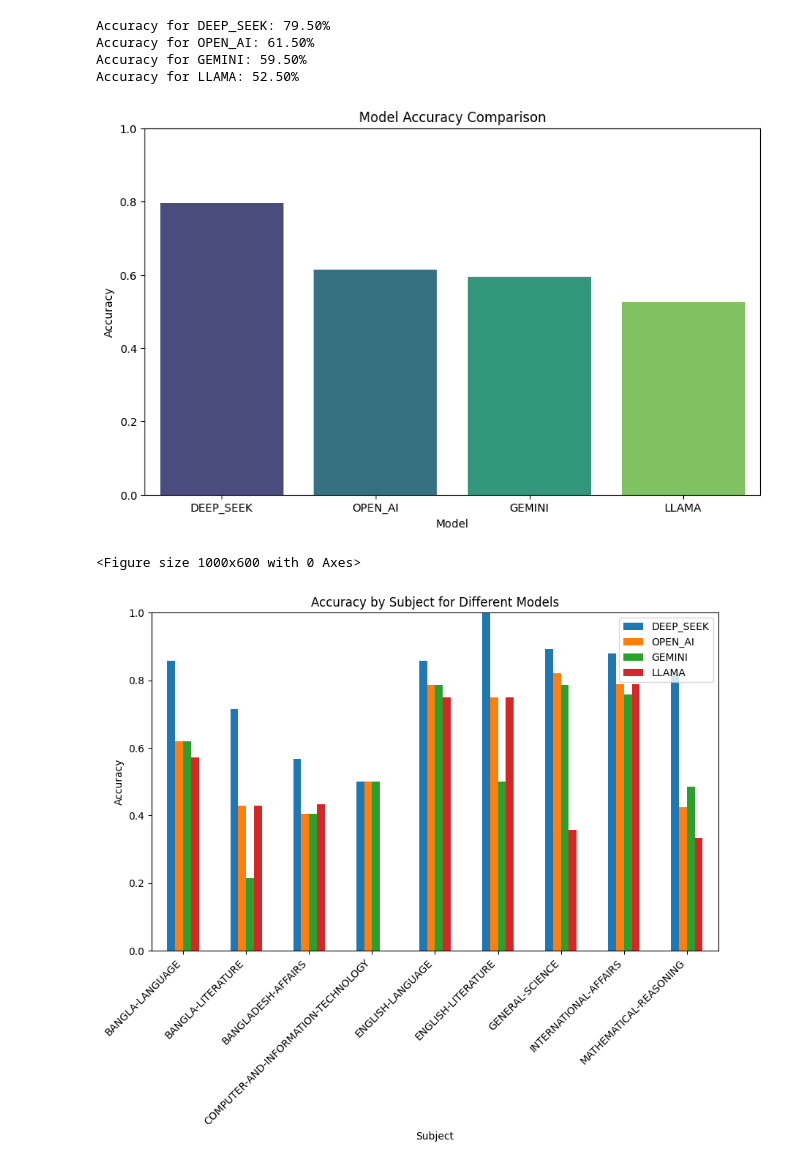
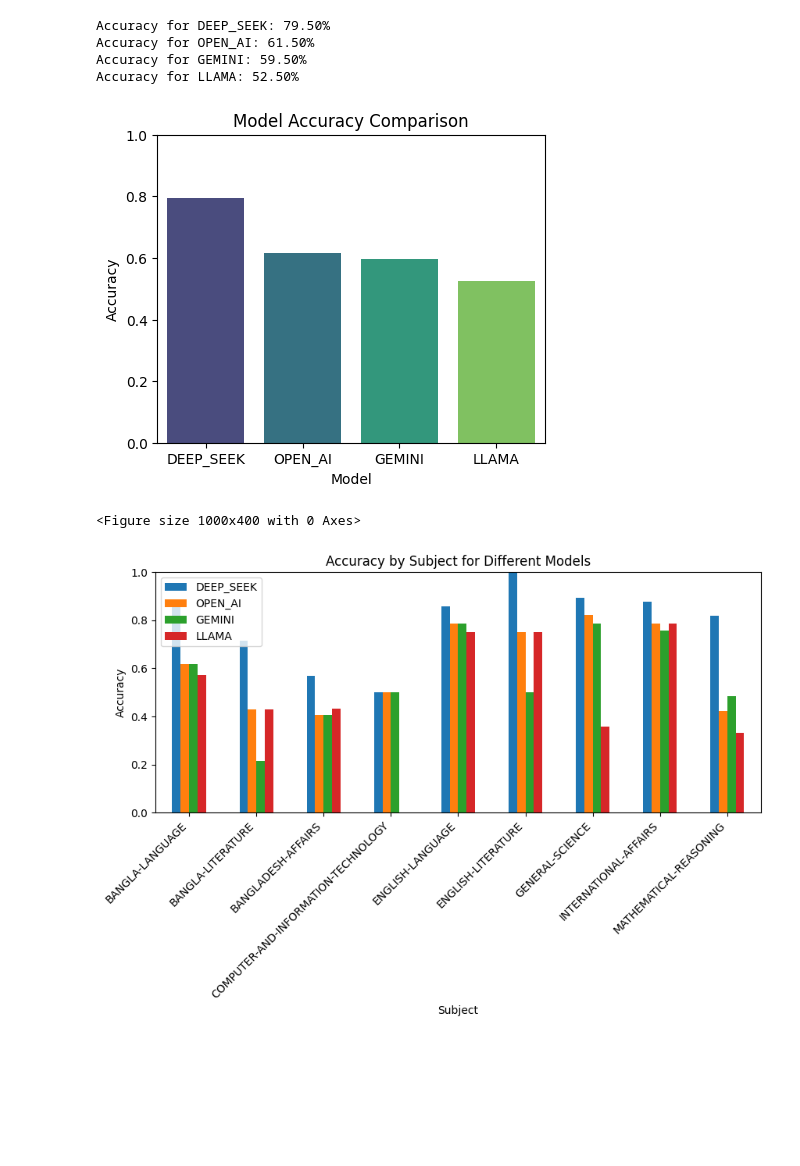
Before and after one commit to DreamRunnerMoshi/llm_in_bangla, a Jupyter notebook: bangla_llm_benchmarking.ipynb, the cells around one changed output. Cells and saved outputs as stored; diff of their text form; code cells hidden in the pictures; blank space fills up the shorter version.

```diff
--- a/bangla_llm_benchmarking.ipynb
+++ b/bangla_llm_benchmarking.ipynb
@@ -287,36 +302,36 @@ models = ['DEEP_SEEK', 'OPEN_AI', 'GEMINI', 'LLAMA']
 # Calculate accuracy for each model
 accuracies = {model: calculate_accuracy(model) for model in models}
 
 # Convert to DataFrame for easy visualization
 accuracy_df = pd.DataFrame(list(accuracies.items()), columns=['Model', 'Accuracy'])
 
 # Plot accuracy comparison for each model
-plt.figure(figsize=(10, 6))
+plt.figure(figsize=(5, 4))
 sns.barplot(x='Model', y='Accuracy', data=accuracy_df, palette='viridis', hue='Model', legend=False)
 plt.title('Model Accuracy Comparison')
 plt.ylabel('Accuracy')
 plt.xlabel('Model')
 plt.ylim(0, 1)
 plt.show()
 
 
 subject_accuracy = {}
 
 for model in models:
     subject_accuracy[model] = df.groupby('Subject').apply(lambda x: (x[model] == x['Answer']).mean())
 
 subject_accuracy_df = pd.DataFrame(subject_accuracy).reset_index()
 
 
-plt.figure(figsize=(10, 6))
-subject_accuracy_df.set_index('Subject').plot(kind='bar', stacked=False, figsize=(10, 6))
+plt.figure(figsize=(10, 4))
+subject_accuracy_df.set_index('Subject').plot(kind='bar', stacked=False, figsize=(10, 4))
 plt.title('Accuracy by Subject for Different Models')
 plt.ylabel('Accuracy')
 plt.xlabel('Subject')
 plt.ylim(0, 1)
 plt.xticks(rotation=45, ha='right')
 plt.show()
 # %% [output]
-[figure, old version]
+[figure, new version]
-<Figure size 1000x600 with 0 Axes>
+<Figure size 1000x400 with 0 Axes>
-[figure, old version]
+[figure, new version]
```
Also changed, not shown: parts of 4 cells of this notebook.
